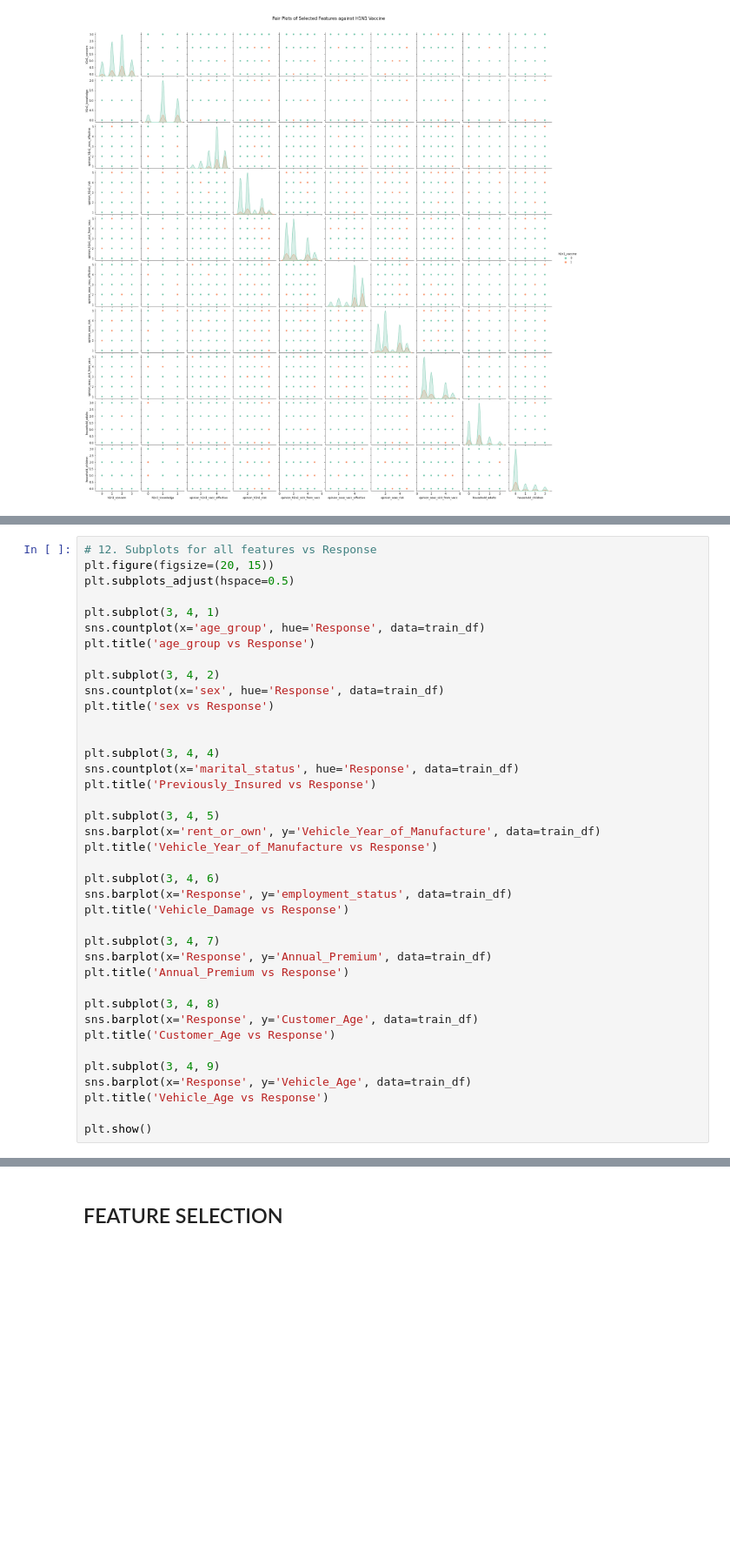
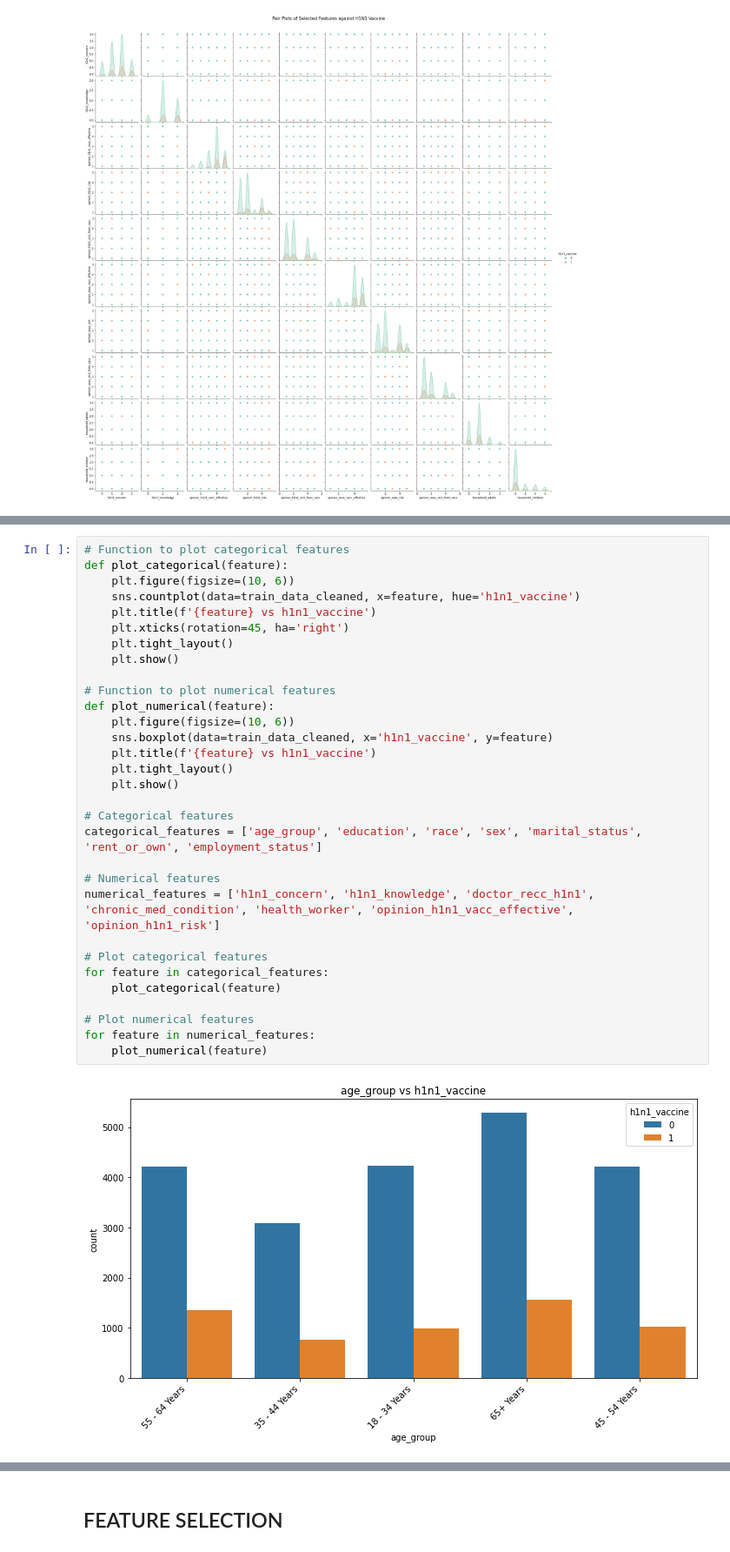
Before and after one commit to Anniemarie001/H1N1-AND-SEASONAL-FLU-VACCINES, a Jupyter notebook: index.ipynb, the cells around one changed output, grey strips where cells are left out. Shown at 87% size. Cells and saved outputs as stored; diff of their text form; blank space fills up the shorter version.

```diff
--- a/index.ipynb
+++ b/index.ipynb
@@ -576,39 +643,33 @@ memory usage: 6.5+ MB
-# %%
-# 12. Subplots for all features vs Response
-plt.figure(figsize=(20, 15))
-plt.subplots_adjust(hspace=0.5)
-
-plt.subplot(3, 4, 1)
-sns.countplot(x='age_group', hue='Response', data=train_df)
-plt.title('age_group vs Response')
-
-plt.subplot(3, 4, 2)
-sns.countplot(x='sex', hue='Response', data=train_df)
-plt.title('sex vs Response')
-
-
-plt.subplot(3, 4, 4)
-sns.countplot(x='marital_status', hue='Response', data=train_df)
-plt.title('Previously_Insured vs Response')
-
-plt.subplot(3, 4, 5)
-sns.barplot(x='rent_or_own', y='Vehicle_Year_of_Manufacture', data=train_df)
-plt.title('Vehicle_Year_of_Manufacture vs Response')
-
-plt.subplot(3, 4, 6)
-sns.barplot(x='Response', y='employment_status', data=train_df)
-plt.title('Vehicle_Damage vs Response')
-
-plt.subplot(3, 4, 7)
-sns.barplot(x='Response', y='Annual_Premium', data=train_df)
-plt.title('Annual_Premium vs Response')
-
-plt.subplot(3, 4, 8)
-sns.barplot(x='Response', y='Customer_Age', data=train_df)
-plt.title('Customer_Age vs Response')
-
-plt.subplot(3, 4, 9)
-sns.barplot(x='Response', y='Vehicle_Age', data=train_df)
-plt.title('Vehicle_Age vs Response')
-
-plt.show()
+# %%
+# Function to plot categorical features
+def plot_categorical(feature):
+    plt.figure(figsize=(10, 6))
+    sns.countplot(data=train_data_cleaned, x=feature, hue='h1n1_vaccine')
+    plt.title(f'{feature} vs h1n1_vaccine')
+    plt.xticks(rotation=45, ha='right')
+    plt.tight_layout()
+    plt.show()
+
+# Function to plot numerical features
+def plot_numerical(feature):
+    plt.figure(figsize=(10, 6))
+    sns.boxplot(data=train_data_cleaned, x='h1n1_vaccine', y=feature)
+    plt.title(f'{feature} vs h1n1_vaccine')
+    plt.tight_layout()
+    plt.show()
+
+# Categorical features
+categorical_features = ['age_group', 'education', 'race', 'sex', 'marital_status', 'rent_or_own', 'employment_status']
+
+# Numerical features
+numerical_features = ['h1n1_concern', 'h1n1_knowledge', 'doctor_recc_h1n1', 'chronic_med_condition', 'health_worker', 'opinion_h1n1_vacc_effective', 'opinion_h1n1_risk']
+
+# Plot categorical features
+for feature in categorical_features:
+    plot_categorical(feature)
+
+# Plot numerical features
+for feature in numerical_features:
+    plot_numerical(feature)
+# %% [output]
+[figure, added]
```
Also changed, not shown: parts of 54 cells of this notebook.
